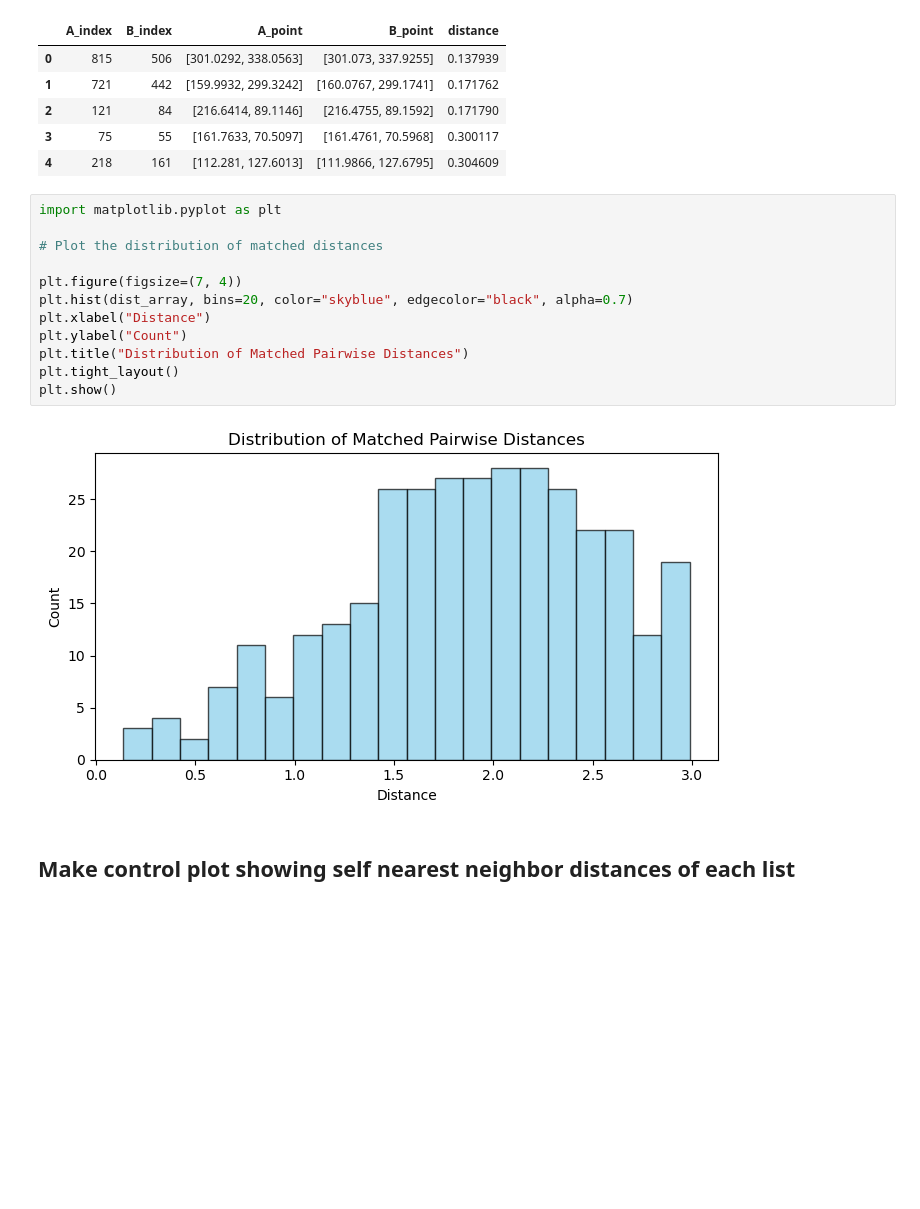
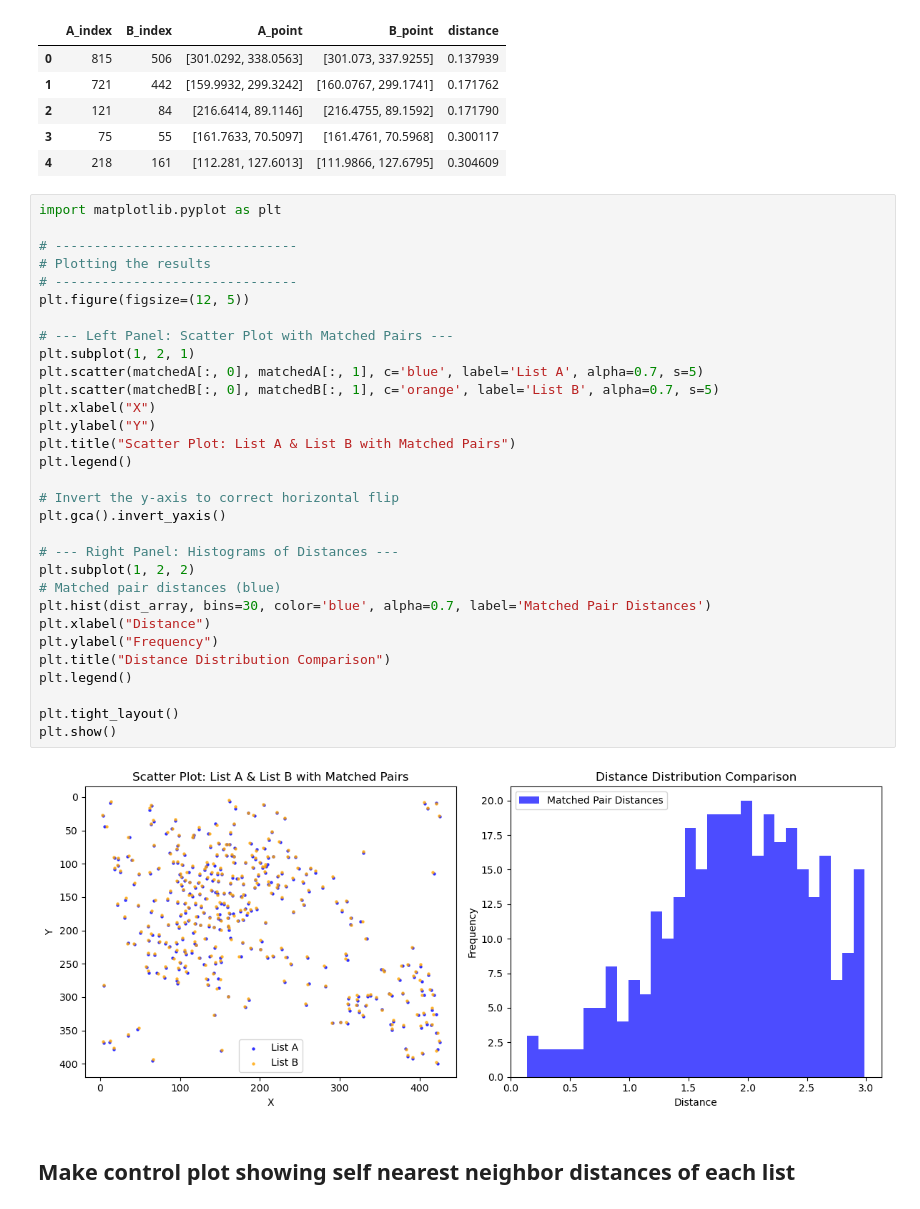
Before and after one commit to LauraBreimann/colocalisation_analysis, a Jupyter notebook: scripts/analyse_two_lists.ipynb, the cells around one changed output. Cells and saved outputs as stored; diff of their text form; blank space fills up the shorter version.

```diff
--- a/scripts/analyse_two_lists.ipynb
+++ b/scripts/analyse_two_lists.ipynb
@@ -197,20 +197,39 @@ Matched indices from List A: [815 721 121  75 218 446 549 118 150 707  62 402 13
 | 2 | 121 | 84 | [216.6414, 89.1146] | [216.4755, 89.1592] | 0.171790 |
 | 3 | 75 | 55 | [161.7633, 70.5097] | [161.4761, 70.5968] | 0.300117 |
 | 4 | 218 | 161 | [112.281, 127.6013] | [111.9866, 127.6795] | 0.304609 |
-# %%
-import matplotlib.pyplot as plt
-
-# Plot the distribution of matched distances
-
-plt.figure(figsize=(7, 4))
-plt.hist(dist_array, bins=20, color="skyblue", edgecolor="black", alpha=0.7)
-plt.xlabel("Distance")
-plt.ylabel("Count")
-plt.title("Distribution of Matched Pairwise Distances")
-plt.tight_layout()
-plt.show()
-# %% [output]
-[figure, removed]
+# %%
+import matplotlib.pyplot as plt
+
+# -------------------------------
+# Plotting the results
+# -------------------------------
+plt.figure(figsize=(12, 5))
+
+# --- Left Panel: Scatter Plot with Matched Pairs ---
+plt.subplot(1, 2, 1)
+plt.scatter(matchedA[:, 0], matchedA[:, 1], c='blue', label='List A', alpha=0.7, s=5)
+plt.scatter(matchedB[:, 0], matchedB[:, 1], c='orange', label='List B', alpha=0.7, s=5)
+plt.xlabel("X")
+plt.ylabel("Y")
+plt.title("Scatter Plot: List A & List B with Matched Pairs")
+plt.legend()
+
+# Invert the y-axis to correct horizontal flip
+plt.gca().invert_yaxis()
+
+# --- Right Panel: Histograms of Distances ---
+plt.subplot(1, 2, 2)
+# Matched pair distances (blue)
+plt.hist(dist_array, bins=30, color='blue', alpha=0.7, label='Matched Pair Distances')
+plt.xlabel("Distance")
+plt.ylabel("Frequency")
+plt.title("Distance Distribution Comparison")
+plt.legend()
+
+plt.tight_layout()
+plt.show()
+# %% [output]
+[figure, added]
 # %% [markdown]
 ## Make control plot showing self nearest neighbor distances of each list
 # %%
```
Also changed, not shown: parts of 1 cell of this notebook.
